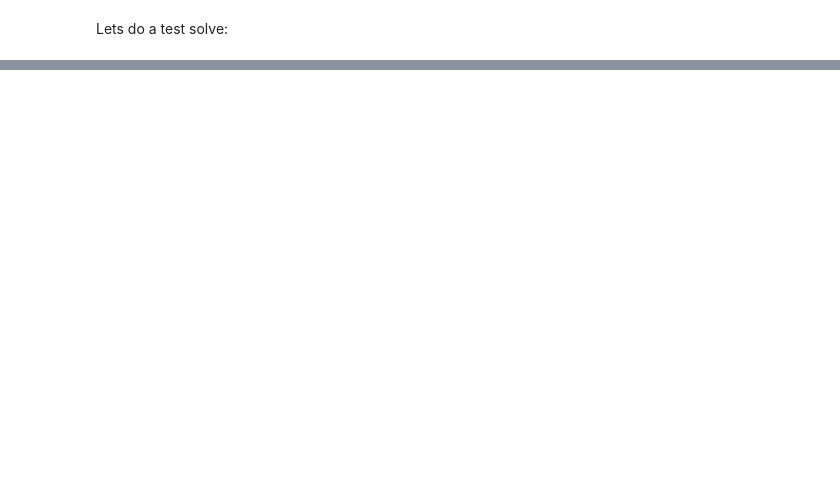
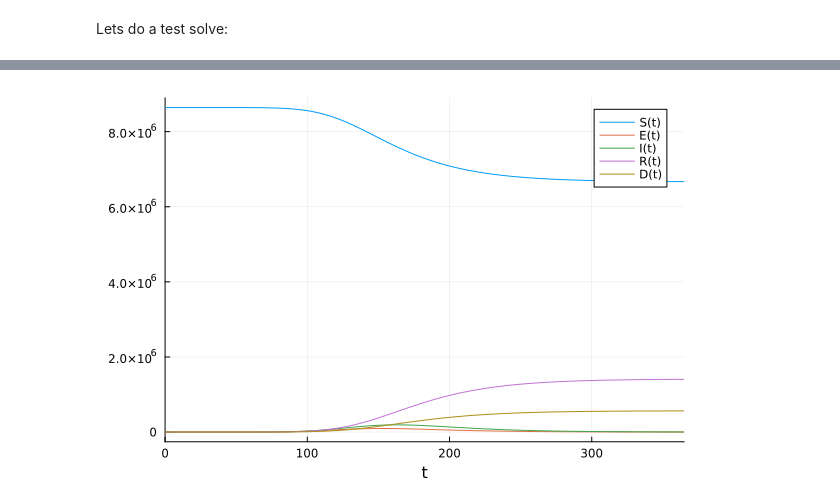
Before and after one commit to DARPA-ASKEM/TA3_Evaluation_Resources, a Jupyter notebook: scenario1.ipynb, the cells around one changed output, grey strips where cells are left out. Saved outputs shown, nothing was run; the diff lists cells and outputs as text; code cells hidden in the pictures; blank space fills up the shorter version.

```diff
--- a/scenario1.ipynb
+++ b/scenario1.ipynb
@@ -314,0 +248,4 @@ plot(sol_compliance6)
+# %%
+plot(sol_compliance2)
+# %% [output]
+[figure, added]
```
Also changed, not shown: parts of 26 cells of this notebook.
